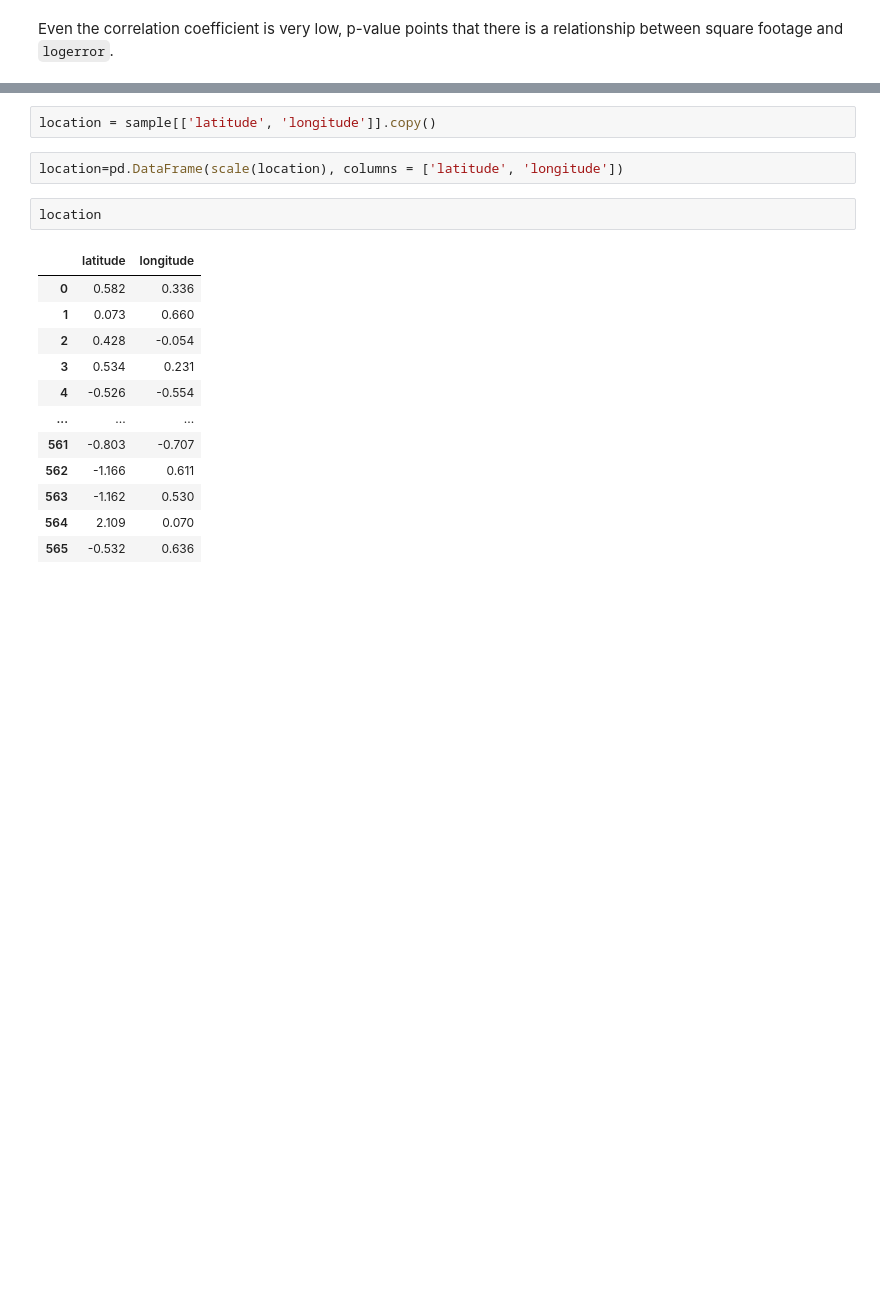
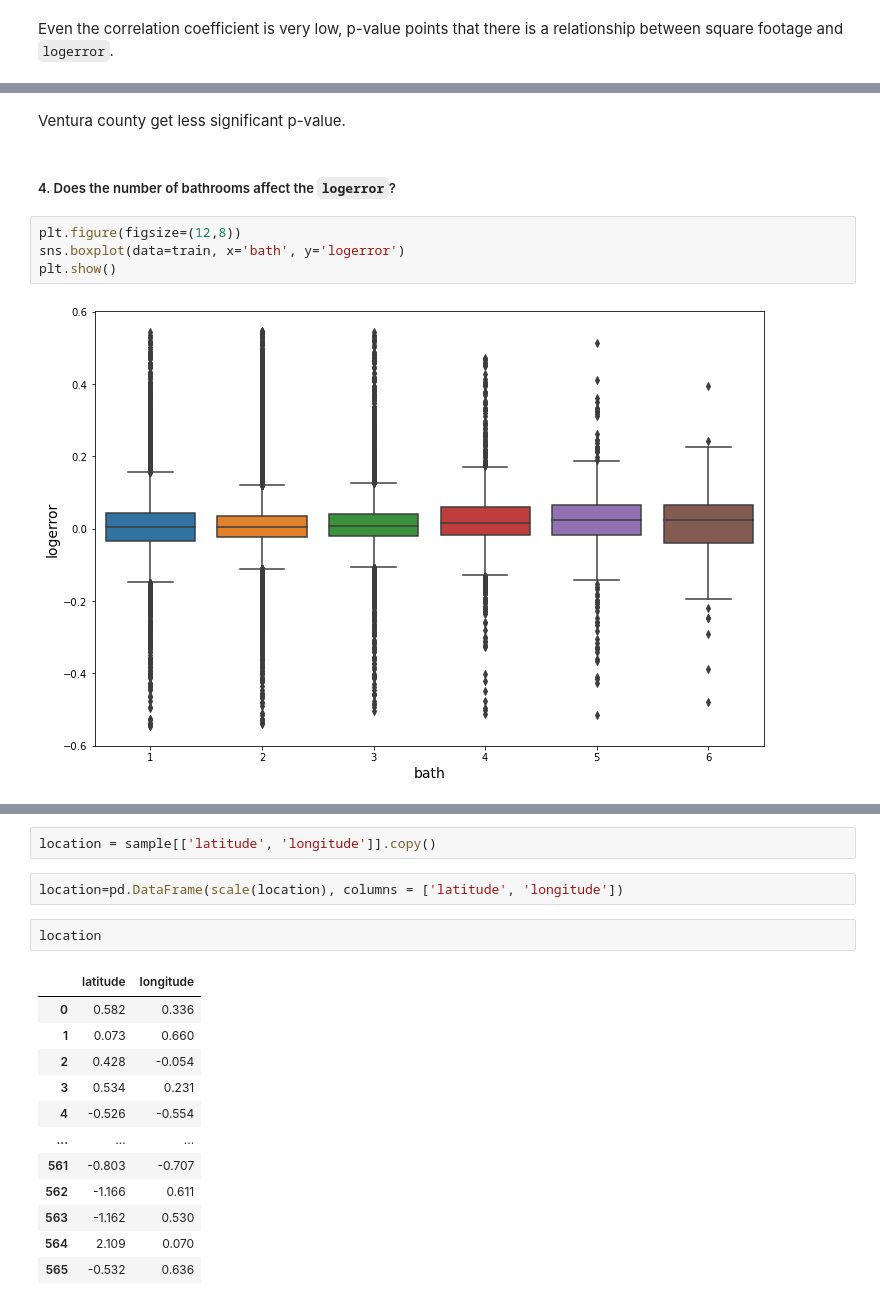
Before and after one commit to nadia-paz/clustering-exercises, a Jupyter notebook: explore_zillow.ipynb, the cells around one changed output, grey strips where cells are left out. Cells and saved outputs as stored; diff of their text form; blank space fills up the shorter version.

````diff
--- a/explore_zillow.ipynb
+++ b/explore_zillow.ipynb
@@ -200,0 +204,10 @@ Even the correlation coefficient is very low, p-value points that there is a rel
+# %% [markdown]
+Ventura county get less significant p-value.
+# %% [markdown]
+##### 4. Does the number of bathrooms affect the ```logerror```?
+# %%
+plt.figure(figsize=(12,8))
+sns.boxplot(data=train, x='bath', y='logerror')
+plt.show()
+# %% [output]
+[figure, added]
````
Also changed, not shown: parts of 56 cells of this notebook, 9 other files.
